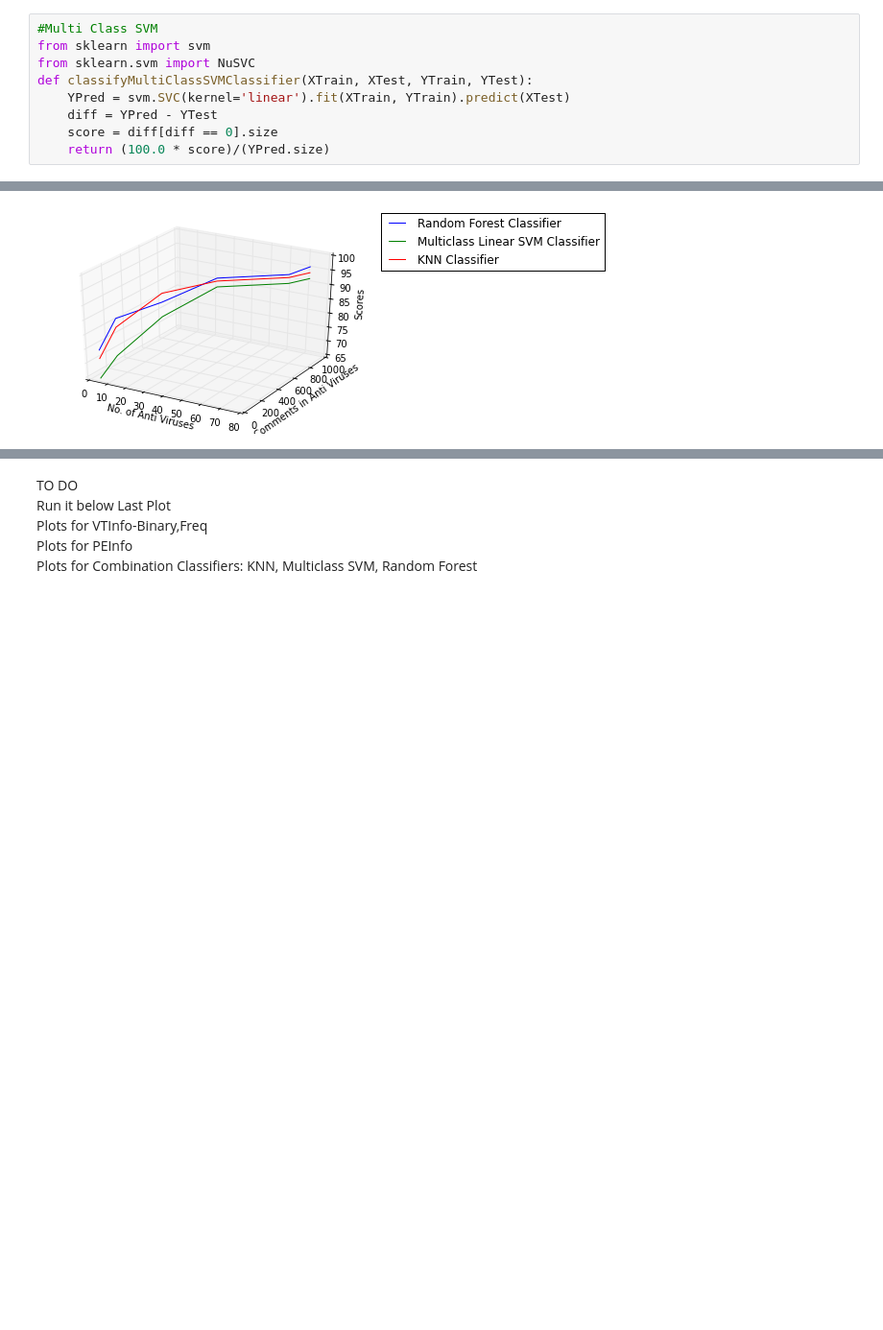
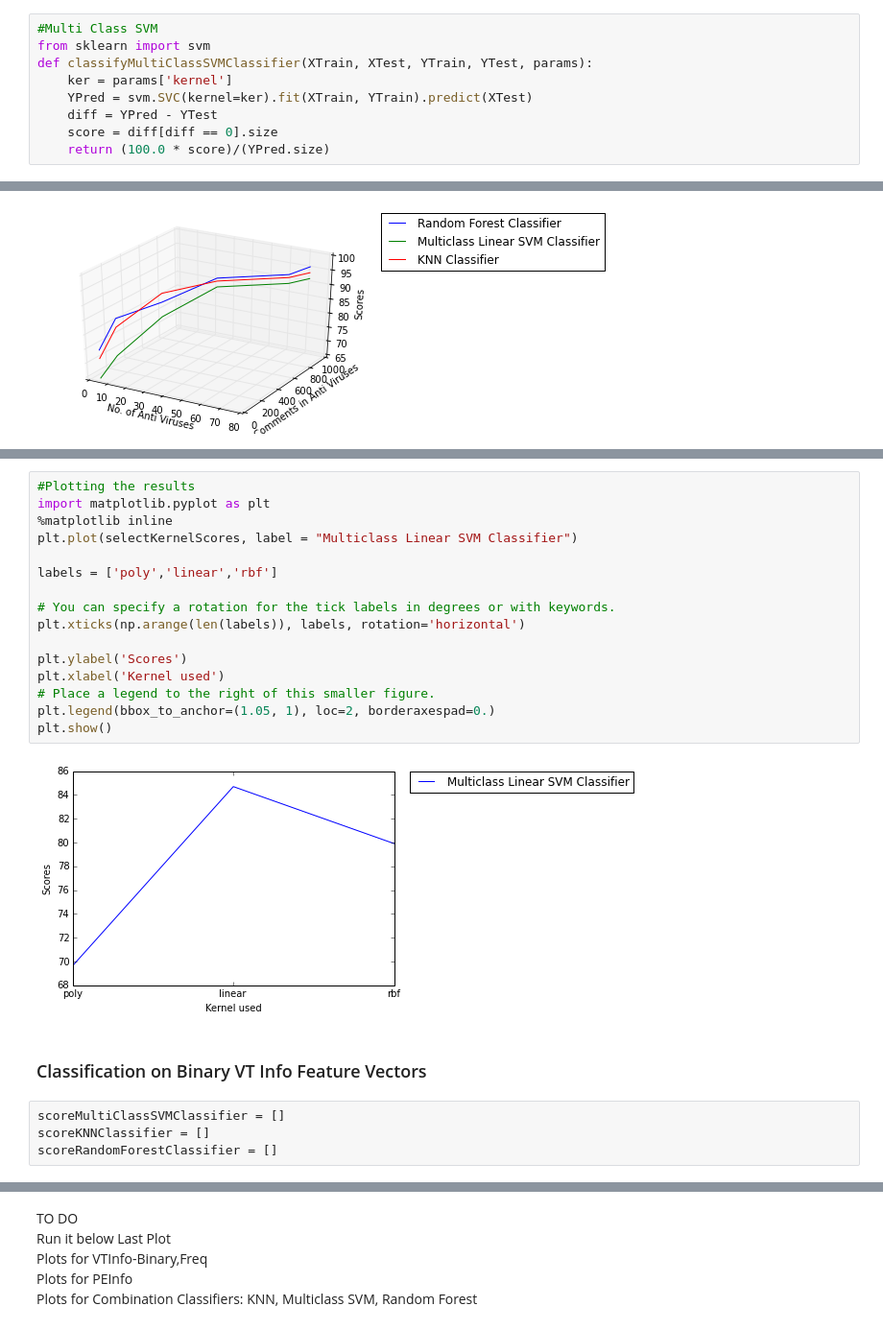
Before and after one commit to nehgu/Anomaly-Detection, a Jupyter notebook: Challenges/Malware_Classification_Challenge_3/Malware_Classification_Challenge_3.ipynb, the cells around one changed output, grey strips where cells are left out. Shown at 96% size. Drawn from its saved outputs; the diff is of its cells as text; blank space fills up the shorter version.

```diff
--- a/Challenges/Malware_Classification_Challenge_3/Malware_Classification_Challenge_3.ipynb
+++ b/Challenges/Malware_Classification_Challenge_3/Malware_Classification_Challenge_3.ipynb
@@ -511,9 +513,9 @@ def classifyRandomForestClassifier(XTrain, XTest, YTrain, YTest):
 # %%
 #Multi Class SVM
 from sklearn import svm
-from sklearn.svm import NuSVC
-def classifyMultiClassSVMClassifier(XTrain, XTest, YTrain, YTest):
-    YPred = svm.SVC(kernel='linear').fit(XTrain, YTrain).predict(XTest)
+def classifyMultiClassSVMClassifier(XTrain, XTest, YTrain, YTest, params):
+    ker = params['kernel']
+    YPred = svm.SVC(kernel=ker).fit(XTrain, YTrain).predict(XTest)
     diff = YPred - YTest
     score = diff[diff == 0].size
     return (100.0 * score)/(YPred.size)
@@ -815,0 +914,24 @@ plt.show()
+# %%
+#Plotting the results
+import matplotlib.pyplot as plt
+%matplotlib inline
+plt.plot(selectKernelScores, label = "Multiclass Linear SVM Classifier")
+
+labels = ['poly','linear','rbf']
+
+# You can specify a rotation for the tick labels in degrees or with keywords.
+plt.xticks(np.arange(len(labels)), labels, rotation='horizontal')
+
+plt.ylabel('Scores')
+plt.xlabel('Kernel used')
+# Place a legend to the right of this smaller figure.
+plt.legend(bbox_to_anchor=(1.05, 1), loc=2, borderaxespad=0.)
+plt.show()
+# %% [output]
+[figure, added]
+# %% [markdown]
+### Classification on Binary VT Info Feature Vectors
+# %%
+scoreMultiClassSVMClassifier = []
+scoreKNNClassifier = []
+scoreRandomForestClassifier = []
```
Also changed, not shown: parts of 38 cells of this notebook, 5 other files.
